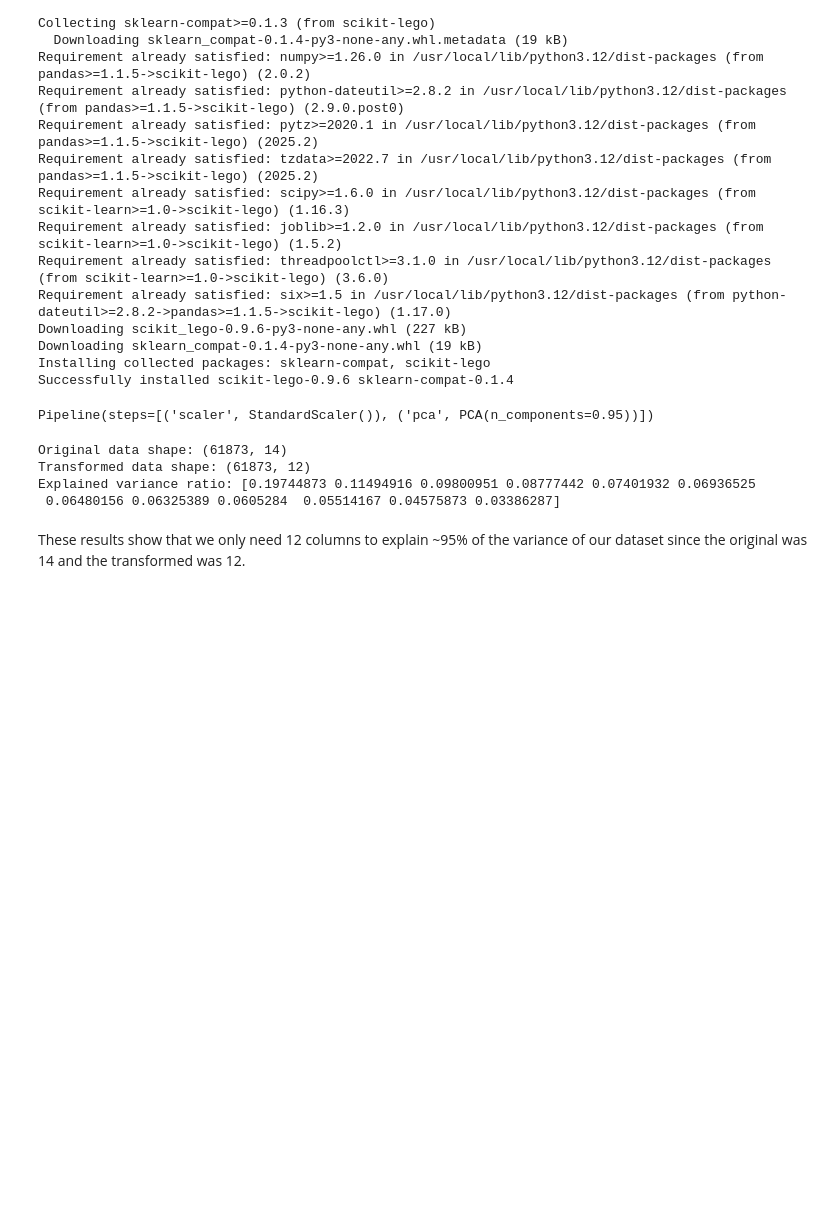
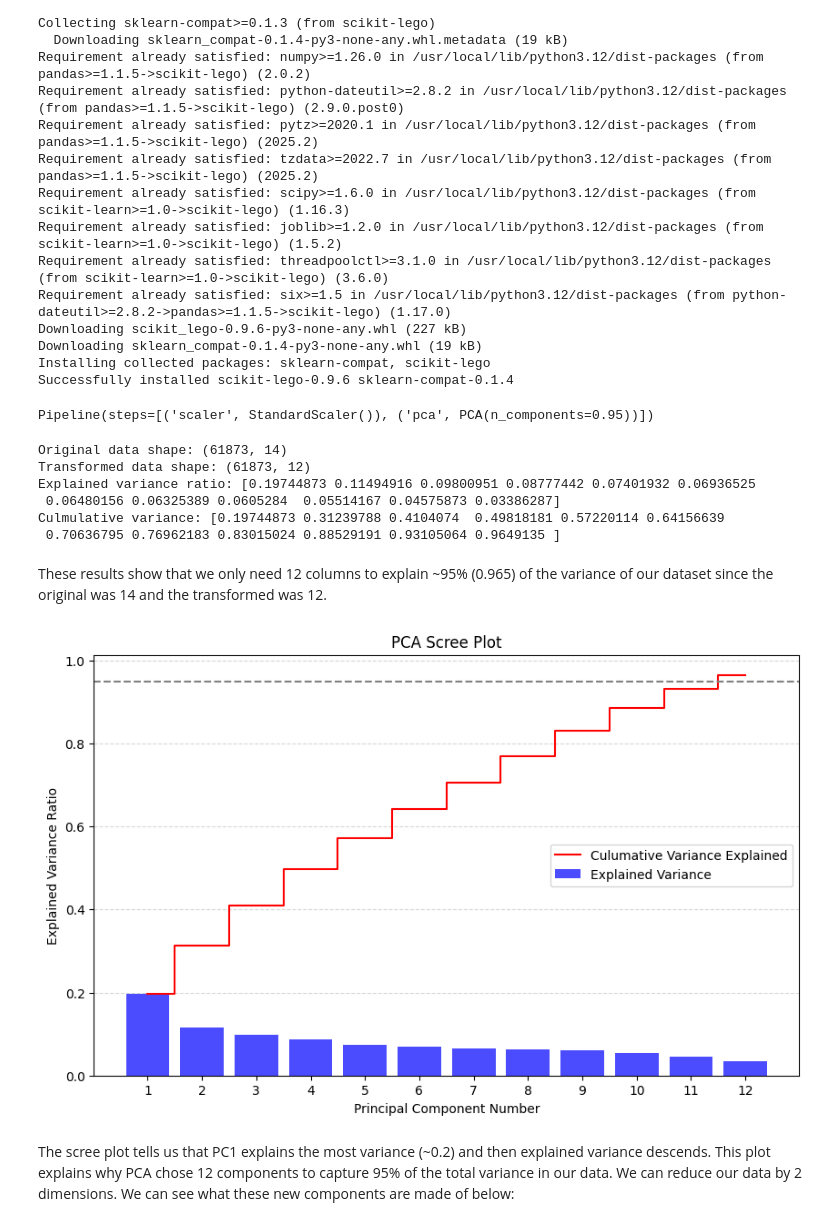
Before and after one commit to will-mccormack/CS-M148-Proj, a Jupyter notebook: Project_Check_In_5.ipynb, the cells around one changed output. Cells and saved outputs as stored; diff of their text form; code cells hidden in the pictures; blank space fills up the shorter version.

```diff
--- a/Project_Check_In_5.ipynb
+++ b/Project_Check_In_5.ipynb
@@ -57,10 +57,35 @@ print("Transformed data shape:", x_train_transformed.shape)
 pca_model = pipeline.named_steps['pca']
 explained_variance = pca_model.explained_variance_ratio_
 print("Explained variance ratio:", explained_variance)
+culmulative_variance = np.cumsum(explained_variance)
+print("Culmulative variance:", culmulative_variance)
 # %% [output]
 Original data shape: (61873, 14)
 Transformed data shape: (61873, 12)
 Explained variance ratio: [0.19744873 0.11494916 0.09800951 0.08777442 0.07401932 0.06936525
  0.06480156 0.06325389 0.0605284  0.05514167 0.04575873 0.03386287]
+Culmulative variance: [0.19744873 0.31239788 0.4104074  0.49818181 0.57220114 0.64156639
+ 0.70636795 0.76962183 0.83015024 0.88529191 0.93105064 0.9649135 ]
 # %% [markdown]
-These results show that we only need 12 columns to explain ~95% of the variance of our dataset since the original was 14 and the transformed was 12.
+These results show that we only need 12 columns to explain ~95% (0.965) of the variance of our dataset since the original was 14 and the transformed was 12.
+# %%
+from matplotlib import lines
+# visualize with scree plot
+plt.figure(figsize=(10,6))
+plt.bar(range(1,len(explained_variance)+1),explained_variance,label='Explained Variance',color='blue',alpha=0.7,align='center')
+plt.step(range(1,len(culmulative_variance)+1),culmulative_variance,where='mid',label='Culumative Variance Explained',color='red')
+plt.title('PCA Scree Plot')
+plt.ylabel('Explained Variance Ratio')
+plt.xlabel('Principal Component Number')
+plt.legend(loc='best')
+
+# line for 0.95 threshold
+plt.axhline(y=0.95,color='gray',linestyle='--',label='95% Threshold')
+
+plt.xticks(range(1,len(explained_variance)+1))
+plt.grid(axis='y',linestyle='--',alpha=0.5)
+plt.show()
+# %% [output]
+[figure, added]
+# %% [markdown]
+The scree plot tells us that PC1 explains the most variance (~0.2) and then explained variance descends. This plot explains why PCA chose 12 components to capture 95% of the total variance in our data. We can reduce our data by 2 dimensions. We can see what these new components are made of below:
```
Also changed, not shown: parts of 1 cell of this notebook.
